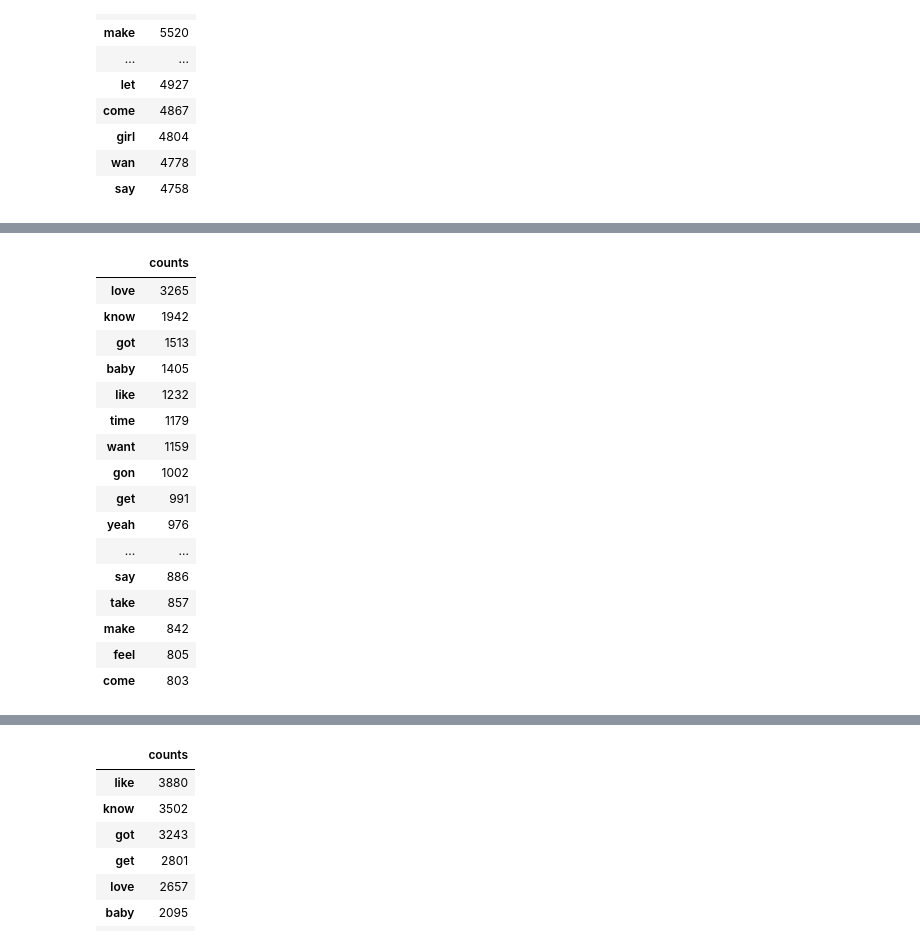
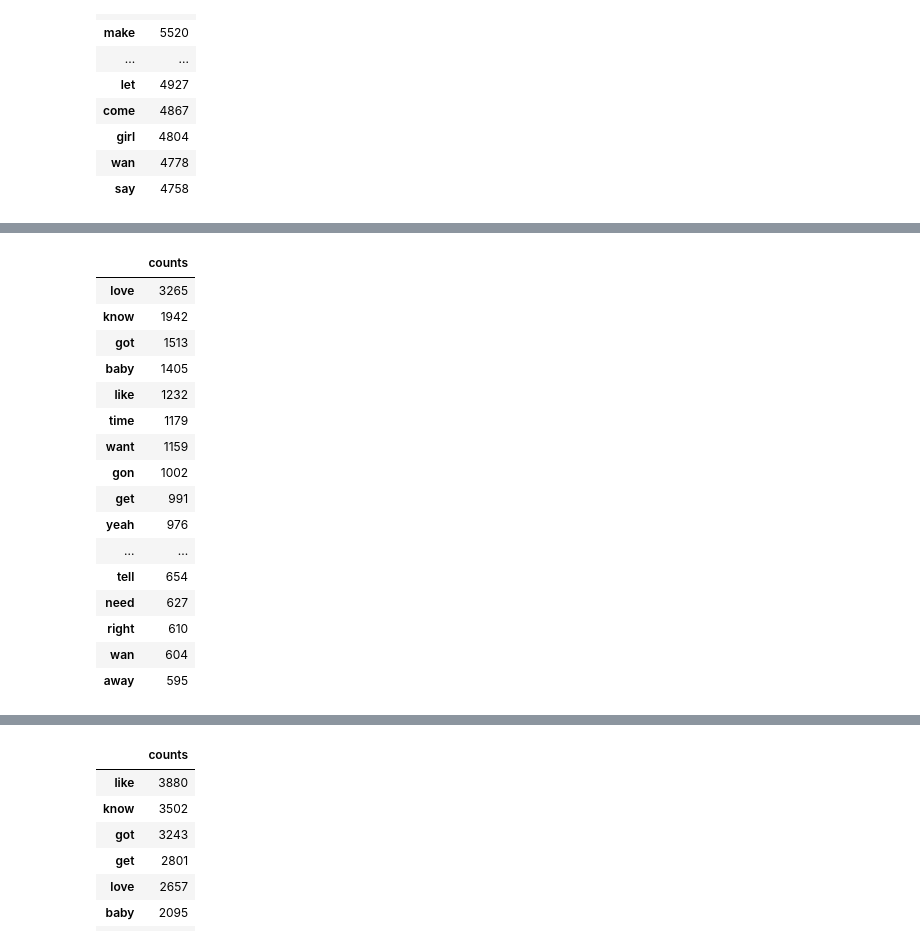
Before and after one commit to mbuck86/Capstone1, a Jupyter notebook: Data Story/Data Story Notebook.ipynb, the cells around one changed output, grey strips where cells are left out. Cells and saved outputs as stored; diff of their text form; code cells hidden in the pictures.

```diff
--- a/Data Story/Data Story Notebook.ipynb
+++ b/Data Story/Data Story Notebook.ipynb
@@ -91,7 +92,7 @@ def preprocess(string):
     tok = [t.lower() for t in tok]
     tok = [t for t in tok if t.isalpha()]
     stop_words = stopwords.words('english')
-    data_stops = ['im', 'dont', 'youre', 'na', 'oh']
+    data_stops = ['im', 'dont', 'youre', 'na', 'oh', 'ill']
     tok = [t for t in tok if t not in stop_words]
     tok = [t for t in tok if t not in data_stops]
     return tok
@@ -186,20 +187,20 @@ seventies.head(20)
 # %%
-eighties.head(20)
+eighties.head(30)
 # %% [output]
 |  | counts |
 | love | 3265 |
 | know | 1942 |
 | got | 1513 |
 | baby | 1405 |
 | like | 1232 |
 | time | 1179 |
 | want | 1159 |
 | gon | 1002 |
 | get | 991 |
 | yeah | 976 |
 | ... | ... |
-| say | 886 |
-| take | 857 |
-| make | 842 |
-| feel | 805 |
-| come | 803 |
+| tell | 654 |
+| need | 627 |
+| right | 610 |
+| wan | 604 |
+| away | 595 |
```
Also changed, not shown: parts of 7 cells of this notebook.
